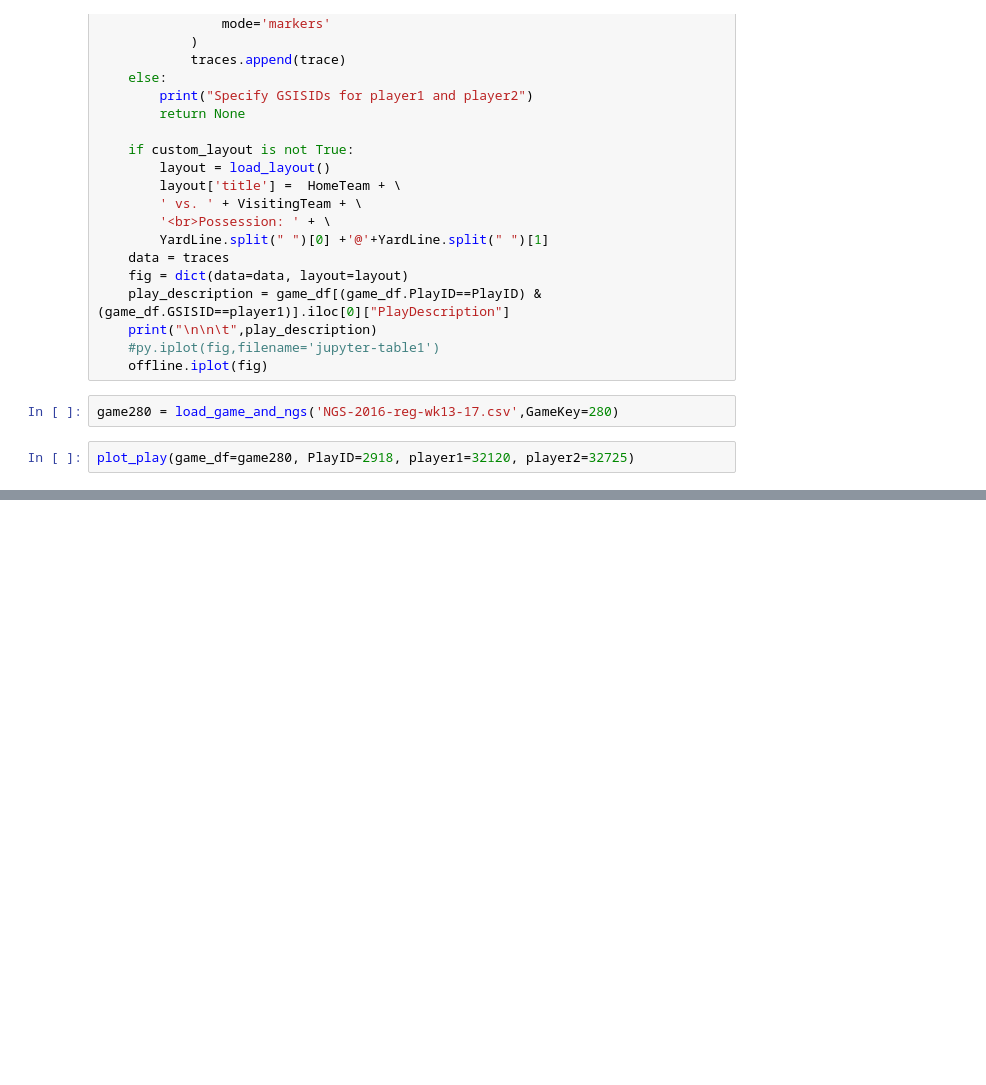
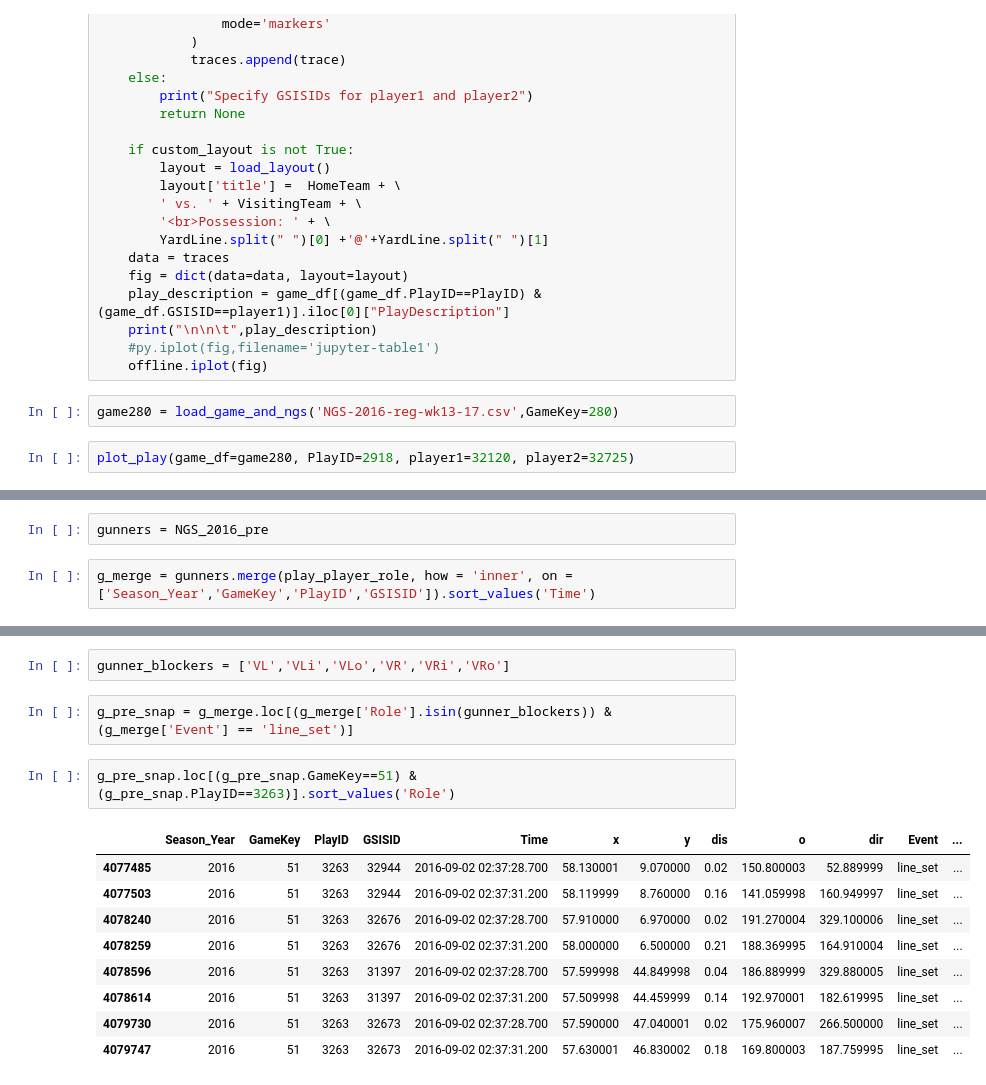
Before and after one commit to mtodisco10/nfl-punt-analytics, a Jupyter notebook: nfl_punt_script.ipynb, the cells around one changed output, grey strips where cells are left out. Cells and saved outputs as stored; diff of their text form; blank space fills up the shorter version.

```diff
--- a/nfl_punt_script.ipynb
+++ b/nfl_punt_script.ipynb
@@ -561,0 +461,4 @@ plot_play(game_df=game280, PlayID=2918, player1=32120, player2=32725)
+# %%
+gunners = NGS_2016_pre
+# %%
+g_merge = gunners.merge(play_player_role, how = 'inner', on = ['Season_Year','GameKey','PlayID','GSISID']).sort_values('Time')
@@ -561,0 +481,16 @@ plot_play(game_df=game280, PlayID=2918, player1=32120, player2=32725)
+# %%
+gunner_blockers = ['VL','VLi','VLo','VR','VRi','VRo']
+# %%
+g_pre_snap = g_merge.loc[(g_merge['Role'].isin(gunner_blockers)) & (g_merge['Event'] == 'line_set')]
+# %%
+g_pre_snap.loc[(g_pre_snap.GameKey==51) & (g_pre_snap.PlayID==3263)].sort_values('Role')
+# %% [output]
+|  | Season_Year | GameKey | PlayID | GSISID | Time | x | y | dis | o | dir | Event | ... |
+| 4077485 | 2016 | 51 | 3263 | 32944 | 2016-09-02 02:37:28.700 | 58.130001 | 9.070000 | 0.02 | 150.800003 | 52.889999 | line_set | ... |
+| 4077503 | 2016 | 51 | 3263 | 32944 | 2016-09-02 02:37:31.200 | 58.119999 | 8.760000 | 0.16 | 141.059998 | 160.949997 | line_set | ... |
+| 4078240 | 2016 | 51 | 3263 | 32676 | 2016-09-02 02:37:28.700 | 57.910000 | 6.970000 | 0.02 | 191.270004 | 329.100006 | line_set | ... |
+| 4078259 | 2016 | 51 | 3263 | 32676 | 2016-09-02 02:37:31.200 | 58.000000 | 6.500000 | 0.21 | 188.369995 | 164.910004 | line_set | ... |
+| 4078596 | 2016 | 51 | 3263 | 31397 | 2016-09-02 02:37:28.700 | 57.599998 | 44.849998 | 0.04 | 186.889999 | 329.880005 | line_set | ... |
+| 4078614 | 2016 | 51 | 3263 | 31397 | 2016-09-02 02:37:31.200 | 57.509998 | 44.459999 | 0.14 | 192.970001 | 182.619995 | line_set | ... |
+| 4079730 | 2016 | 51 | 3263 | 32673 | 2016-09-02 02:37:28.700 | 57.590000 | 47.040001 | 0.02 | 175.960007 | 266.500000 | line_set | ... |
+| 4079747 | 2016 | 51 | 3263 | 32673 | 2016-09-02 02:37:31.200 | 57.630001 | 46.830002 | 0.18 | 169.800003 | 187.759995 | line_set | ... |
```
Also changed, not shown: parts of 59 cells of this notebook.
